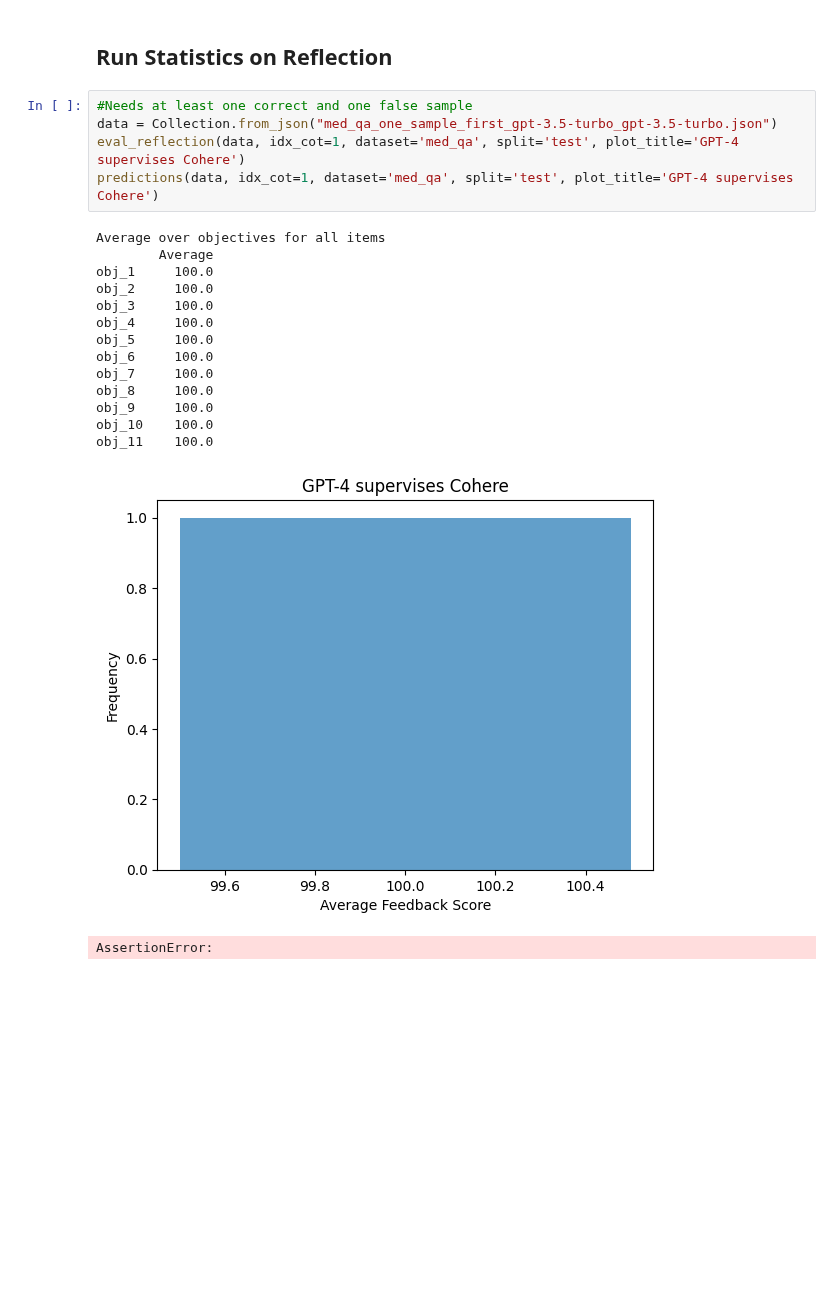
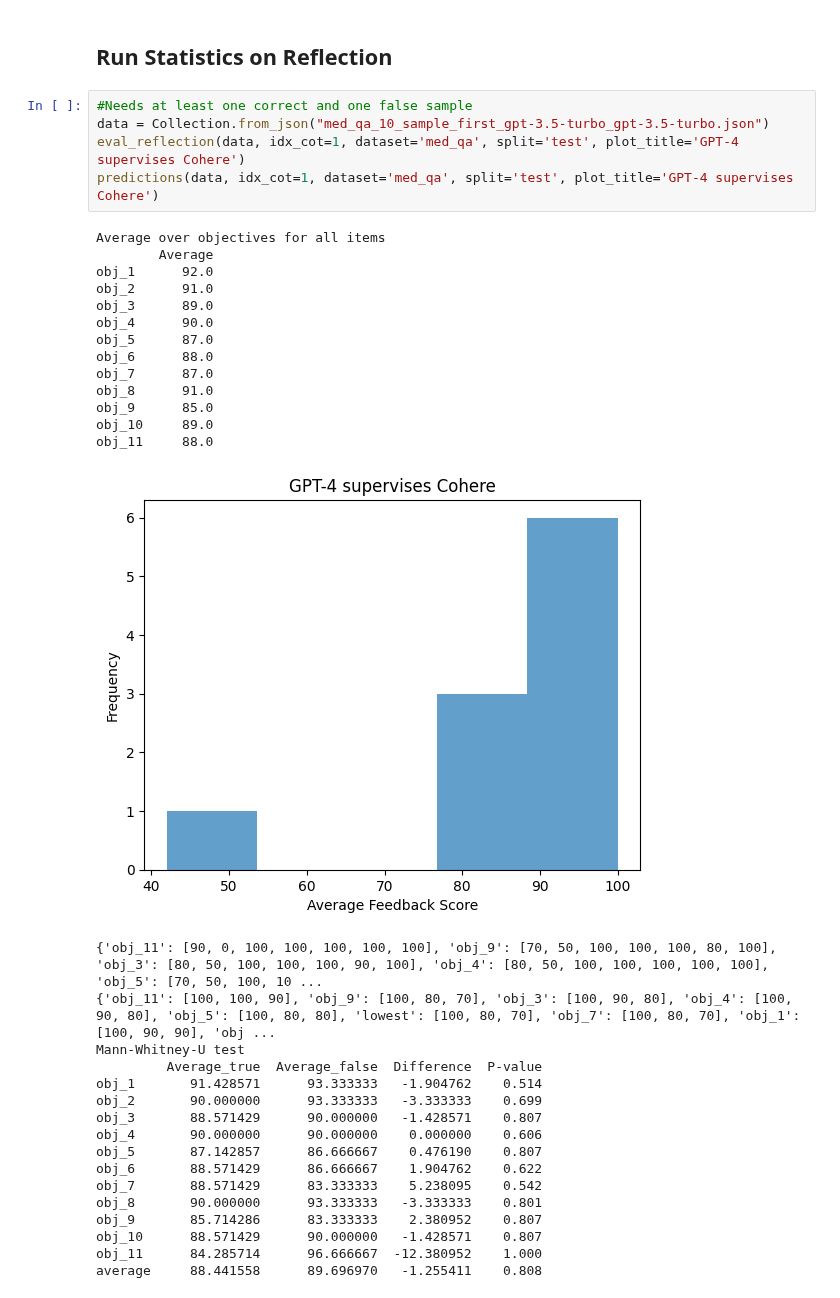
Before and after one commit to OpenBioLink/ThoughtSource, a Jupyter notebook: notebooks/full_self_reflection_example.ipynb, the cells around one changed output. Cells and saved outputs as stored; diff of their text form; blank space fills up the shorter version.

```diff
--- a/notebooks/full_self_reflection_example.ipynb
+++ b/notebooks/full_self_reflection_example.ipynb
@@ -77,22 +69,37 @@ Generating med_qa...
 ## Run Statistics on Reflection
 # %%
 #Needs at least one correct and one false sample
-data = Collection.from_json("med_qa_one_sample_first_gpt-3.5-turbo_gpt-3.5-turbo.json")
+data = Collection.from_json("med_qa_10_sample_first_gpt-3.5-turbo_gpt-3.5-turbo.json")
 eval_reflection(data, idx_cot=1, dataset='med_qa', split='test', plot_title='GPT-4 supervises Cohere')
 predictions(data, idx_cot=1, dataset='med_qa', split='test', plot_title='GPT-4 supervises Cohere')
 # %% [output]
 Average over objectives for all items
         Average
-obj_1     100.0
-obj_2     100.0
-obj_3     100.0
-obj_4     100.0
-obj_5     100.0
-obj_6     100.0
-obj_7     100.0
-obj_8     100.0
-obj_9     100.0
-obj_10    100.0
-obj_11    100.0
+obj_1      92.0
+obj_2      91.0
+obj_3      89.0
+obj_4      90.0
+obj_5      87.0
+obj_6      88.0
+obj_7      87.0
+obj_8      91.0
+obj_9      85.0
+obj_10     89.0
+obj_11     88.0
-[figure, old version]
+[figure, new version]
-AssertionError:
+{'obj_11': [90, 0, 100, 100, 100, 100, 100], 'obj_9': [70, 50, 100, 100, 100, 80, 100], 'obj_3': [80, 50, 100, 100, 100, 90, 100], 'obj_4': [80, 50, 100, 100, 100, 100, 100], 'obj_5': [70, 50, 100, 10 ...
+{'obj_11': [100, 100, 90], 'obj_9': [100, 80, 70], 'obj_3': [100, 90, 80], 'obj_4': [100, 90, 80], 'obj_5': [100, 80, 80], 'lowest': [100, 80, 70], 'obj_7': [100, 80, 70], 'obj_1': [100, 90, 90], 'obj ...
+Mann-Whitney-U test
+         Average_true  Average_false  Difference  P-value
+obj_1       91.428571      93.333333   -1.904762    0.514
+obj_2       90.000000      93.333333   -3.333333    0.699
+obj_3       88.571429      90.000000   -1.428571    0.807
+obj_4       90.000000      90.000000    0.000000    0.606
+obj_5       87.142857      86.666667    0.476190    0.807
+obj_6       88.571429      86.666667    1.904762    0.622
+obj_7       88.571429      83.333333    5.238095    0.542
+obj_8       90.000000      93.333333   -3.333333    0.801
+obj_9       85.714286      83.333333    2.380952    0.807
+obj_10      88.571429      90.000000   -1.428571    0.807
+obj_11      84.285714      96.666667  -12.380952    1.000
+average     88.441558      89.696970   -1.255411    0.808
```
Also changed, not shown: parts of 5 cells of this notebook, 23 other files.
